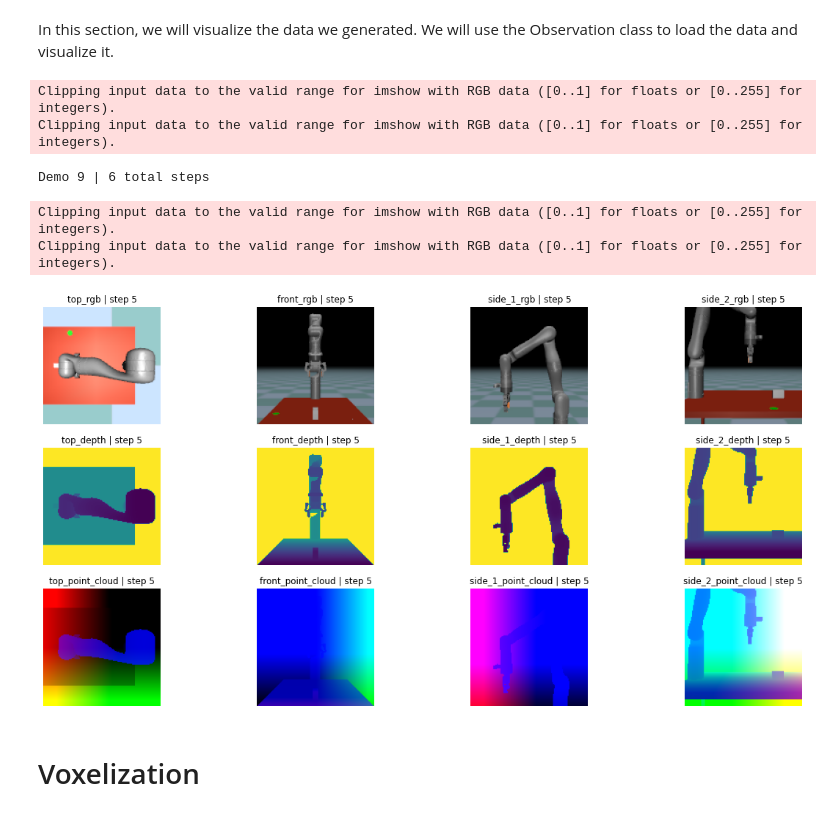
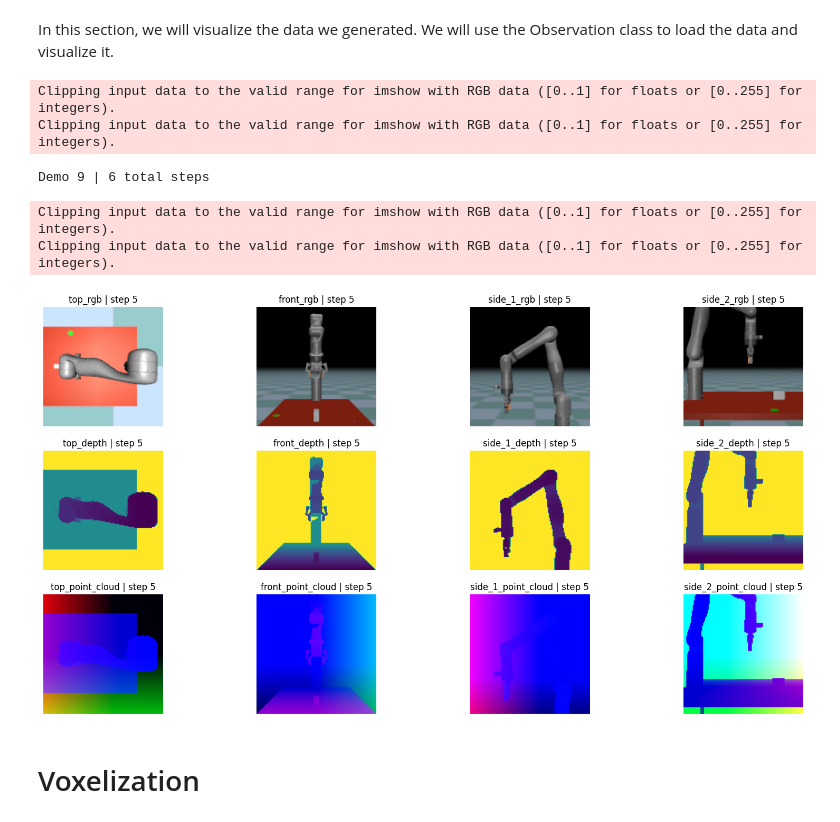
Before and after one commit to ngkhiem97/mujoco-peract, a Jupyter notebook: Voxelization.ipynb, the cells around one changed output. Cells and saved outputs as stored; diff of their text form; code cells hidden in the pictures.

```diff
--- a/Voxelization.ipynb
+++ b/Voxelization.ipynb
@@ -83,7 +83,7 @@ with open(f'data/episode{EPISODE}/low_dim_obs.pkl', "wb") as f:
 In this section, we will visualize the data we generated. We will use the Observation class to load the data and visualize it.
 # %%
 from rlbench.backend.utils import extract_obs
-from rlbench.utils import get_stored_demo
+from rlbench.utils import get_stored_demo_load
 import matplotlib.pyplot as plt
 
 IMAGE_SIZE = 128
@@ -97,8 +97,15 @@ data_path = 'data'
 cameras = [camera.replace("-", "_") for camera in CAMERAS]
 
 # get demo
-demo = get_stored_demo(data_path=data_path,
-                       index=EPISODE)
+NEAR_START = 0.8
+RANGE_START = 1.1
+APHA = 1.51
+near_offset = NEAR_START
+range_offset = near_offset*APHA
+demo = get_stored_demo_load(data_path=data_path,
+                            index=EPISODE,
+                            near_offset=near_offset,
+                            range_offset=range_offset)
 
 # extract obs at timestep
 obs_dict = extract_obs(demo[ts], cameras, t=ts)
@@ -118,34 +125,34 @@ for camera in cameras:
   fig.add_subplot(rows, cols, plot_idx)
   plt.imshow(rgb)
   plt.axis('off')
   plt.title("%s_rgb | step %s" % (camera, ts))
 
   # depth
   depth_name = "%s_%s" % (camera, 'depth')
   depth = np.transpose(obs_dict[depth_name], (1, 2, 0)).reshape(IMAGE_SIZE, IMAGE_SIZE)
   fig.add_subplot(rows, cols, plot_idx+len(cameras))
   plt.imshow(depth)
   plt.axis('off')
   plt.title("%s_depth | step %s" % (camera, ts))
 
   # point cloud
   point_cloud_name = "%s_%s" % (camera, 'point_cloud')
   point_cloud = np.transpose(obs_dict[point_cloud_name], (1, 2, 0))
   fig.add_subplot(rows, cols, plot_idx+2*len(cameras))
   plt.imshow(point_cloud)
   plt.axis('off')
   plt.title("%s_point_cloud | step %s" % (camera, ts))
 
   plot_idx += 1
 
 plt.show()
 # %% [output]
 Clipping input data to the valid range for imshow with RGB data ([0..1] for floats or [0..255] for integers).
 Clipping input data to the valid range for imshow with RGB data ([0..1] for floats or [0..255] for integers).
 Demo 9 | 6 total steps
 Clipping input data to the valid range for imshow with RGB data ([0..1] for floats or [0..255] for integers).
 Clipping input data to the valid range for imshow with RGB data ([0..1] for floats or [0..255] for integers).
-[figure, old version]
+[figure, new version]
 # %% [markdown]
 # Voxelization
 # %%
```
Also changed, not shown: parts of 4 cells of this notebook.
